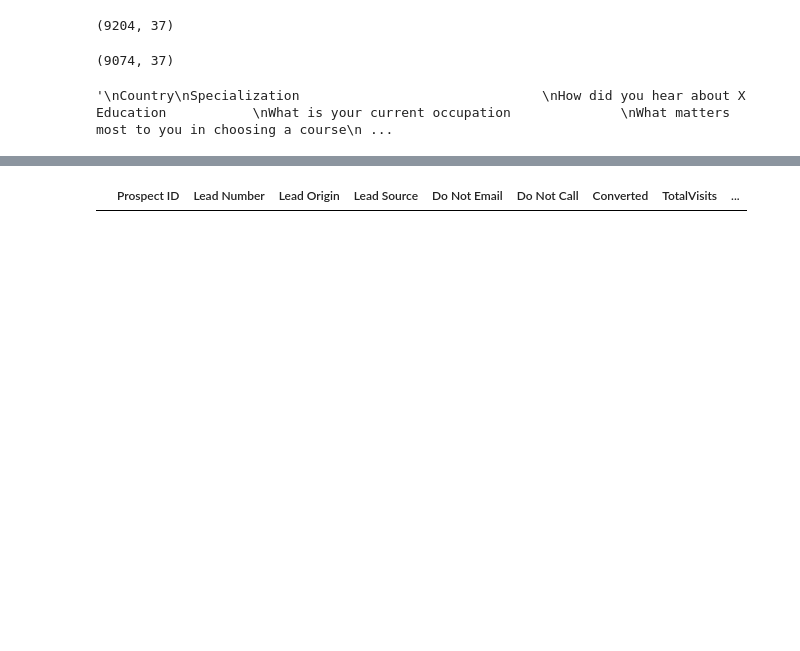
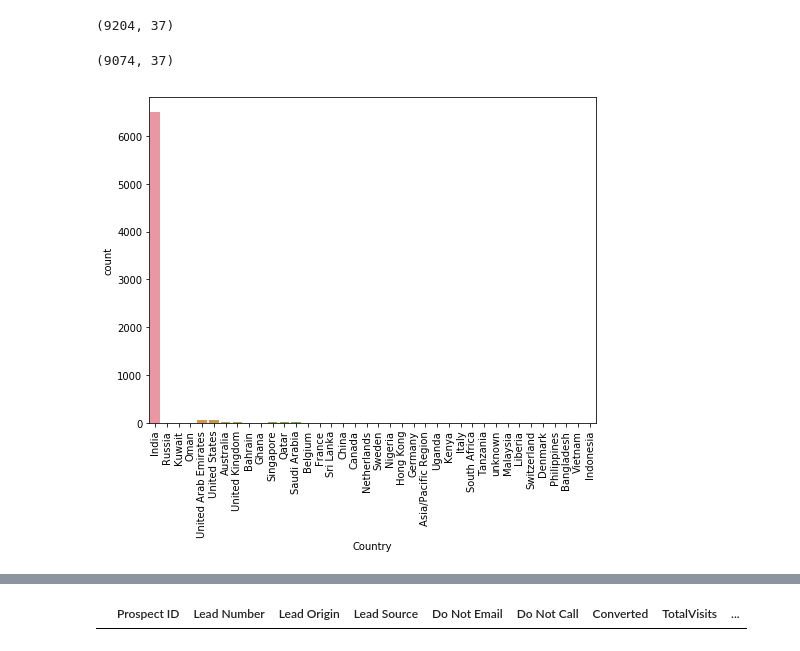
Before and after one commit to sasanka-sai/Lead_scoring_case_study, a Jupyter notebook: Lead_scoring_dataset_EDA.ipynb, the cells around one changed output, grey strips where cells are left out. Saved outputs shown, nothing was run; the diff lists cells and outputs as text; code cells hidden in the pictures; blank space fills up the shorter version.

```diff
--- a/Lead_scoring_dataset_EDA.ipynb
+++ b/Lead_scoring_dataset_EDA.ipynb
@@ -144,12 +156,16 @@ lead_df.shape
 # %%
 # Looking at columns with missing values less than 30 %
 
 """
 Country
 Specialization
 How did you hear about X Education
 What is your current occupation
 What matters most to you in choosing a course
 """
+plt.figure(figsize=(8, 6))
+sns.countplot(lead_df.Country)
+plt.xticks(rotation=90)
+plt.show()
 # %% [output]
-'\nCountry\nSpecialization                               \nHow did you hear about X Education           \nWhat is your current occupation              \nWhat matters most to you in choosing a course\n ...
+[figure, added]
```
Also changed, not shown: parts of 31 cells of this notebook.
